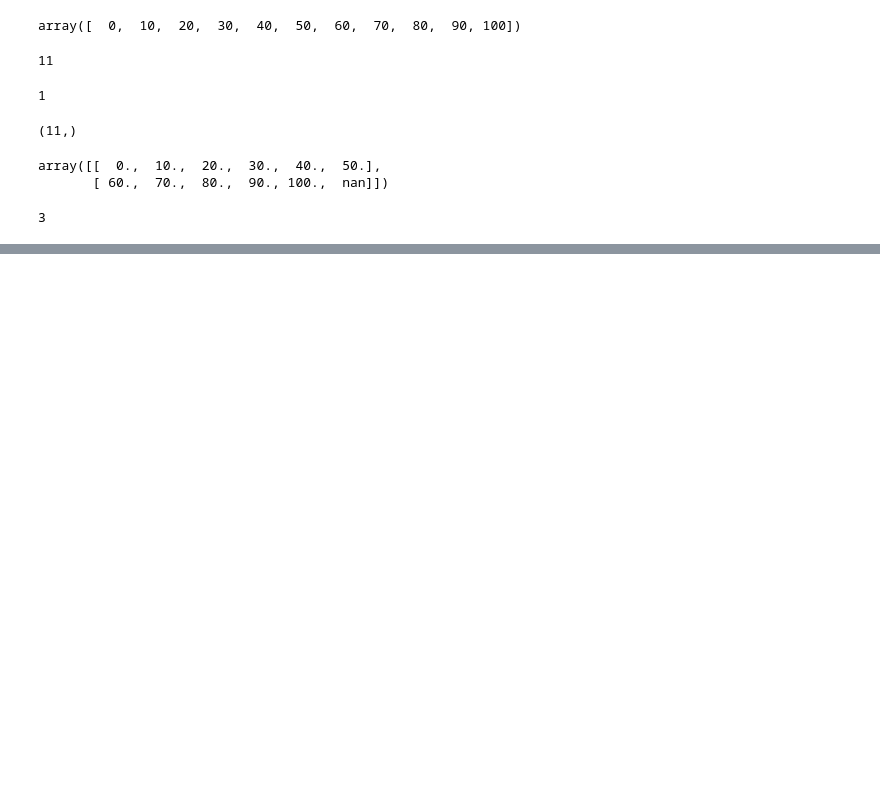
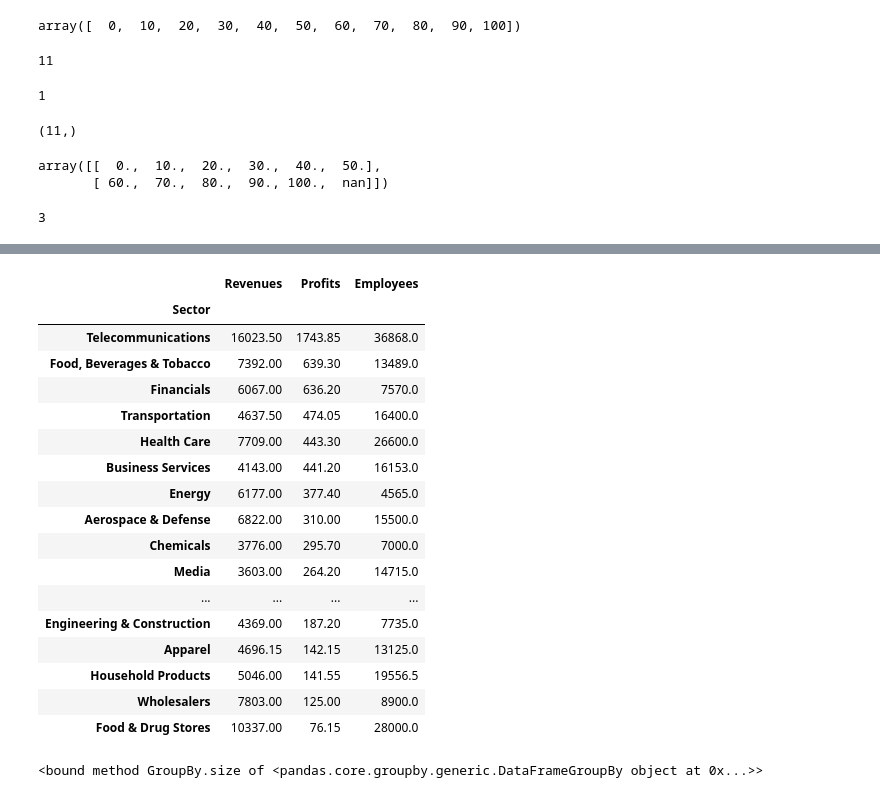
Before and after one commit to chlazaris/pandas_training, a Jupyter notebook: Pandas_Training.ipynb, the cells around one changed output, grey strips where cells are left out. Saved outputs shown, nothing was run; the diff lists cells and outputs as text; code cells hidden in the pictures; blank space fills up the shorter version.

```diff
--- a/Pandas_Training.ipynb
+++ b/Pandas_Training.ipynb
@@ -2036,0 +2115,22 @@ ndim_array.ndim
+# %%
+# Get the median profit per sector
+fortune.groupby('Sector').median().sort_values('Profits', ascending=False)
+# %% [output]
+|  | Revenues | Profits | Employees |
+| Sector |  |  |  |
+| Telecommunications | 16023.50 | 1743.85 | 36868.0 |
+| Food, Beverages & Tobacco | 7392.00 | 639.30 | 13489.0 |
+| Financials | 6067.00 | 636.20 | 7570.0 |
+| Transportation | 4637.50 | 474.05 | 16400.0 |
+| Health Care | 7709.00 | 443.30 | 26600.0 |
+| Business Services | 4143.00 | 441.20 | 16153.0 |
+| Energy | 6177.00 | 377.40 | 4565.0 |
+| Aerospace & Defense | 6822.00 | 310.00 | 15500.0 |
+| Chemicals | 3776.00 | 295.70 | 7000.0 |
+| Media | 3603.00 | 264.20 | 14715.0 |
+| ... | ... | ... | ... |
+| Engineering & Construction | 4369.00 | 187.20 | 7735.0 |
+| Apparel | 4696.15 | 142.15 | 13125.0 |
+| Household Products | 5046.00 | 141.55 | 19556.5 |
+| Wholesalers | 7803.00 | 125.00 | 8900.0 |
+| Food & Drug Stores | 10337.00 | 76.15 | 28000.0 |
@@ -2036,0 +2139,4 @@ ndim_array.ndim
+# %%
+sectors.size
+# %% [output]
+<bound method GroupBy.size of <pandas.core.groupby.generic.DataFrameGroupBy object at 0x...>>
```
Also changed, not shown: parts of 22 cells of this notebook.
